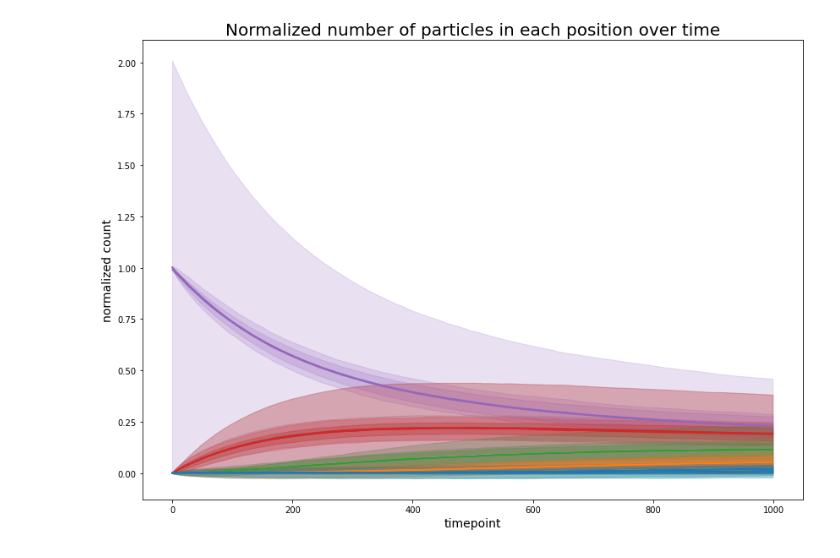
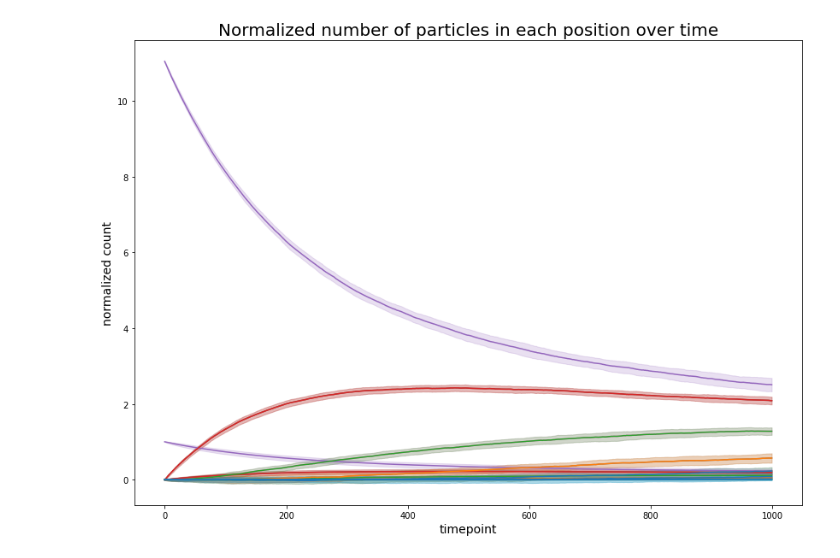
Before and after one commit to margotwagner/diffusion-model, a Jupyter notebook: notebooks/markov-eigenmode-validation/multirun-output-eme-rw.ipynb, the cells around one changed output. Drawn from its saved outputs; the diff is of its cells as text; code cells hidden in the pictures.

```diff
--- a/notebooks/markov-eigenmode-validation/multirun-output-eme-rw.ipynb
+++ b/notebooks/markov-eigenmode-validation/multirun-output-eme-rw.ipynb
@@ -42,8 +42,8 @@ def get_stats(n_runs, path):
 def plot_multiruns(n_runs):
     # get data
     rw_mean, rw_std, rw_runs = get_stats(n_runs, '../../data/eme-validation/random-walk/20230118_192600/rw-run-{}.csv')
-    eme_mean, eme_std, eme_runs = get_stats(n_runs, '../../data/eme-validation/markov-eme/20230118_192600/eme-run-{}.csv')
-    mcmc_mean, mcmc_std, mcmc_runs = get_stats(n_runs, '../../data/eme-validation/markov-mcmc-eme/20230207_174420/mcmc-eme-run-{}.csv')
+    eme_mean, eme_std, eme_runs = get_stats(75, '../../data/eme-validation/markov-eme/20230330_100744/eme-run-{}.csv')
+    #mcmc_mean, mcmc_std, mcmc_runs = get_stats(n_runs, '../../data/eme-validation/markov-mcmc-eme/20230207_174420/mcmc-eme-run-{}.csv')
 
     plt.figure(figsize=(14, 10))
 
@@ -58,7 +58,7 @@ def plot_multiruns(n_runs):
         # plot mean
         plt.plot(list(range(n_time_pts)), rw_mean[i, :], color=colors[i])
         plt.plot(list(range(n_time_pts)), eme_mean[i, :], color=colors[i])
-        plt.plot(list(range(n_time_pts)), mcmc_mean[i, :], color=colors[i])
+        #plt.plot(list(range(n_time_pts)), mcmc_mean[i, :], color=colors[i])
 
         # plot std
         plt.fill_between(
@@ -69,31 +69,33 @@ def plot_multiruns(n_runs):
             color=colors[i]
             )
 
         plt.fill_between(
             list(range(n_time_pts)),
             eme_mean[i, :]+eme_std[i, :],
             eme_mean[i, :]-eme_std[i, :],
             alpha=0.2,
             color=colors[i]
             )
 
+        '''
         plt.fill_between(
             list(range(n_time_pts)),
             mcmc_mean[i, :]+mcmc_mean[i, :],
             mcmc_mean[i, :]-mcmc_mean[i, :],
             alpha=0.2,
             color=colors[i]
             )
+            '''
 
     plt.title(
         "Normalized number of particles in each position over time",
         fontsize=20,
     )
     plt.xlabel("timepoint", fontsize=14)
     plt.ylabel("normalized count", fontsize=14)
     #plt.legend(list(range(n_spatial_locs)))
     plt.show()
 
 plot_multiruns(1000)
 # %% [output]
-[figure, old version]
+[figure, new version]
```
Also changed, not shown: 2 other files.
